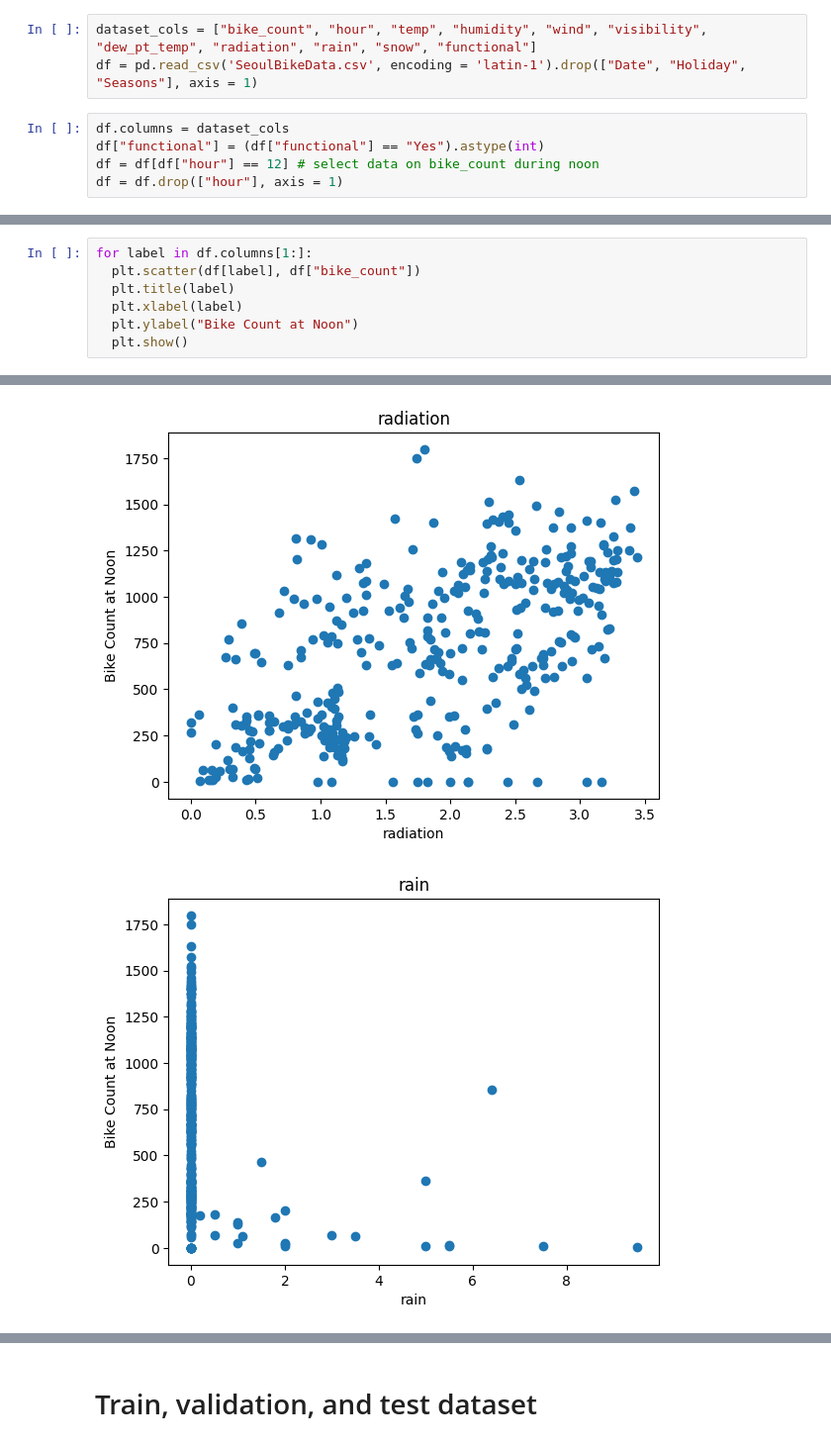
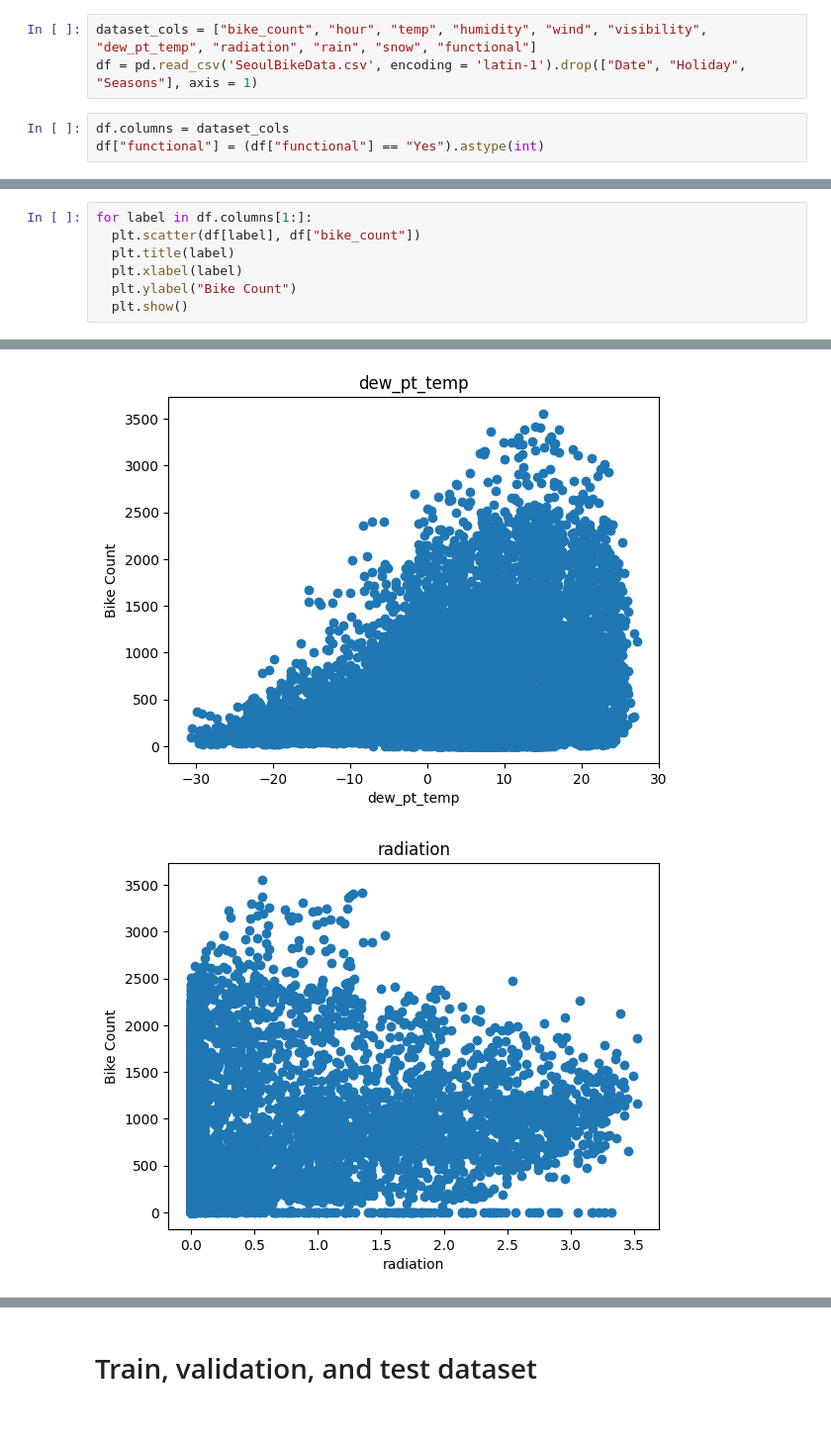
Before and after one commit to machiwao/ml-development, a Jupyter notebook: tutorial_files/fccamp_SeoulBikeData.ipynb, the cells around one changed output, grey strips where cells are left out. Shown at 99% size. Cells and saved outputs as stored; diff of their text form.

```diff
--- a/tutorial_files/fccamp_SeoulBikeData.ipynb
+++ b/tutorial_files/fccamp_SeoulBikeData.ipynb
@@ -19,8 +19,6 @@ df = pd.read_csv('SeoulBikeData.csv', encoding = 'latin-1').drop(["Date", "Holid
 # %%
 df.columns = dataset_cols
 df["functional"] = (df["functional"] == "Yes").astype(int)
-df = df[df["hour"] == 12] # select data on bike_count during noon
-df = df.drop(["hour"], axis = 1)
 # %%
 df.head()
 # %% [output]
@@ -35,6 +33,6 @@ for label in df.columns[1:]:
   plt.scatter(df[label], df["bike_count"])
   plt.title(label)
   plt.xlabel(label)
-  plt.ylabel("Bike Count at Noon")
+  plt.ylabel("Bike Count")
   plt.show()
 # %% [output]
@@ -46,2 +44,2 @@ for label in df.columns[1:]:
-[figure, old version]
+[figure, new version]
-[figure, old version]
+[figure, new version]
```
Also changed, not shown: parts of 10 cells of this notebook.
